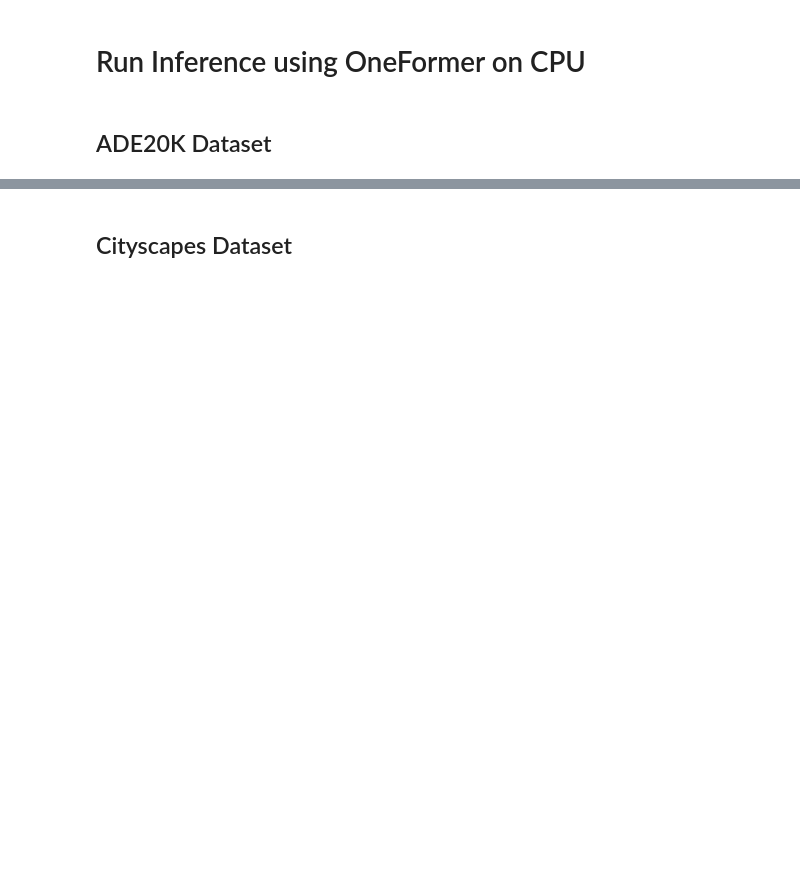
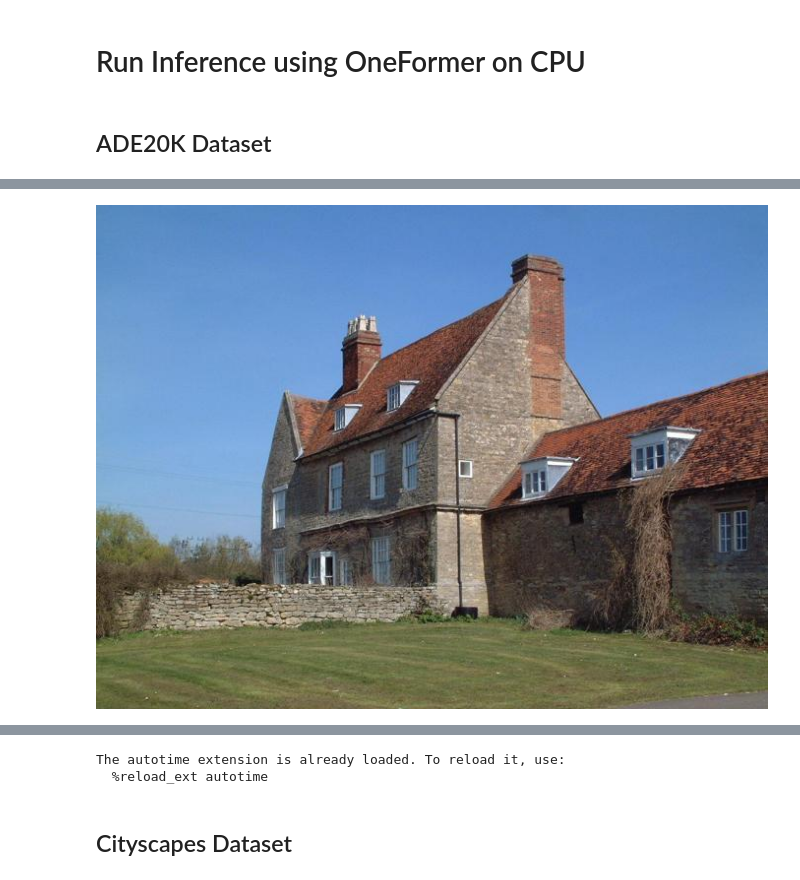
Before and after one commit to JohnHuang233/1, a Jupyter notebook: colab/oneformer_colab.ipynb, the cells around one changed output, grey strips where cells are left out. Drawn from its saved outputs; the diff is of its cells as text; code cells hidden in the pictures; blank space fills up the shorter version.

```diff
--- a/colab/oneformer_colab.ipynb
+++ b/colab/oneformer_colab.ipynb
@@ -207,9 +231,10 @@ else:
 # %%
 ######
 #@title B. Display Sample Image. You can modify the path and try your own images!
 ######
 
 # change path here for another image
 img = cv2.imread("samples/ade20k.jpeg")
-img = imutils.resize(img, width=640)
 cv2_imshow(img)
+# %% [output]
+[figure, added]
@@ -224,6 +250,9 @@ task = "panoptic" #@param
 %load_ext autotime
 out = TASK_INFER[task](img, predictor, metadata).get_image()
 cv2_imshow(out[:, :, ::-1])
+# %% [output]
+The autotime extension is already loaded. To reload it, use:
+  %reload_ext autotime
 # %% [markdown]
 ## Cityscapes Dataset
 # %%
```
Also changed, not shown: parts of 16 cells of this notebook.
